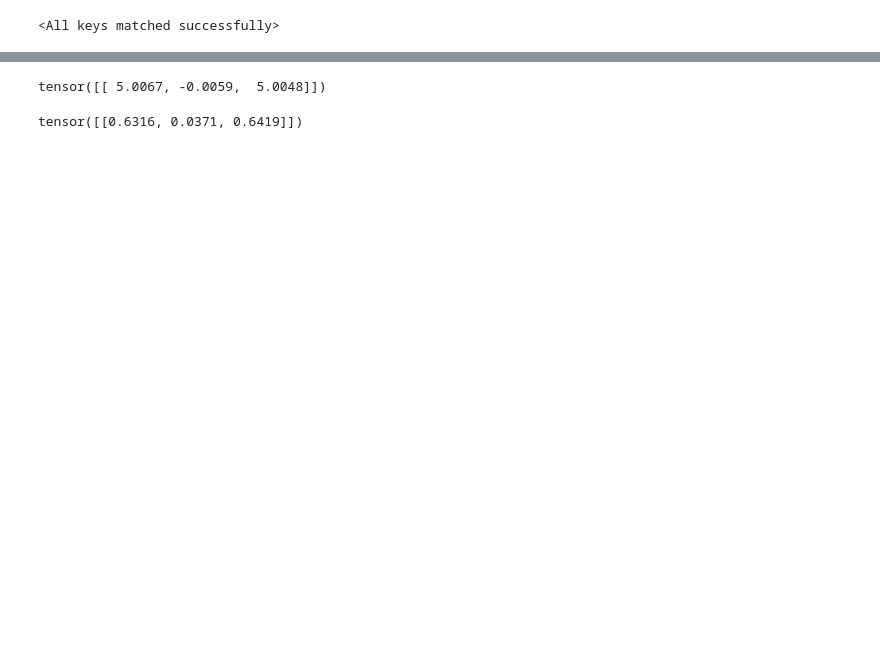
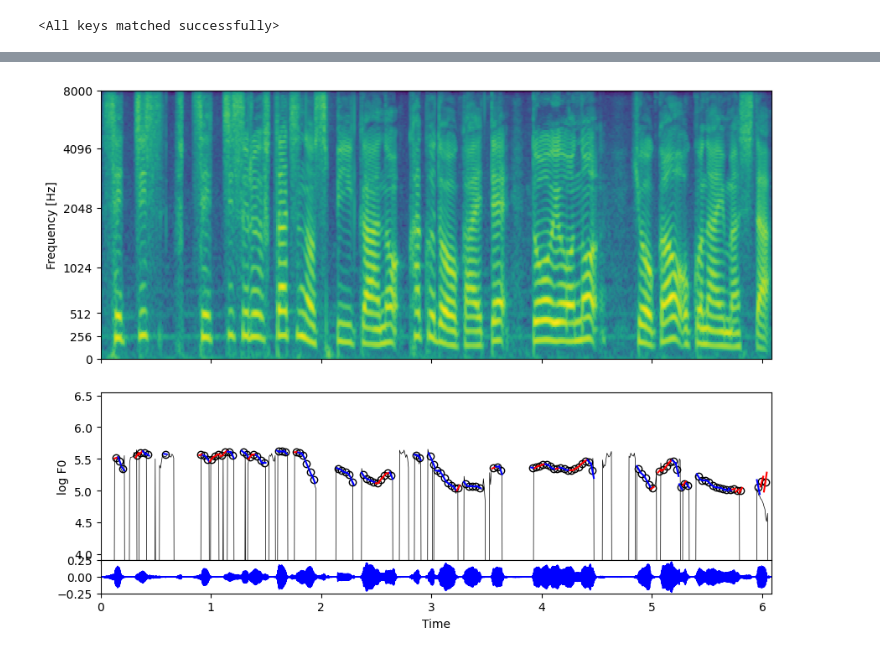
Before and after one commit to fujie-cit/f0estimator, a Jupyter notebook: test_prediction.ipynb, the cells around one changed output, grey strips where cells are left out. Drawn from its saved outputs; the diff is of its cells as text; code cells hidden in the pictures; blank space fills up the shorter version.

```diff
--- a/test_prediction.ipynb
+++ b/test_prediction.ipynb
@@ -20,9 +19,9 @@ f0data_stats_filename = "f0data/train_nodup/f0data_stats.txt"
 f0data_normalizer = F0DataNormalizer(f0data_stats_filename)
 # %%
 # model_file_name = "exp/exp1/model_42500_.pth"
-model_file_name = "exp/exp2/model_test.pth"
+model_file_name = "exp/exp_tmp/model_test.pth"
 
-model = F0EstimationModel()
+model = F0EstimationModelCBS()
 model.load_state_dict(torch.load(model_file_name, map_location=torch.device('cpu')))
 # %% [output]
 <All keys matched successfully>
@@ -131,6 +115,10 @@ def show_mel_spectrogram(mel, ax, cmap="viridis", sr=16000, hop_length=160, fmin
         ax.set_xlabel("Time [sec]")
     else:
         ax.set_xticks([])
+# %%
+def show_mel_spectrogram_with_sound(sound, mel, ax_sound, ax_mel, cmap="viridis", sr=16000, hop_length=160, fmin=0, fmax=8000, htk=False, show_mel_xaxis=False):
+    show_mel_spectrogram(mel, ax_mel, cmap=cmap, sr=sr, hop_length=hop_length, fmin=fmin, fmax=fmax, htk=htk, show_xaxis=show_mel_xaxis)
+    librosa.display.waveshow(sound, sr=sr, ax=ax_sound, color="blue", x_axis="time")
 # %%
 def plot_processed_f0(f0, processed_f0, ax, fs=16000, hop_length=128, num_sub=4):
     pr = hop_length / fs # フレーム間隔
@@ -202,8 +173,13 @@ plot_processed_f0(f0[0].detach().numpy(),
-# %%
-f0data_normalizer.f0data_mean
-# %% [output]
-tensor([[ 5.0067, -0.0059,  5.0048]])
-# %%
-f0data_normalizer.f0data_std
-# %% [output]
-tensor([[0.6316, 0.0371, 0.6419]])
+# %%
+_, ax = plt.subplots(3, 1, figsize=(10, 8), sharex=True)
+show_mel_spectrogram_with_sound(wav, inputs[0].numpy().T, ax[2], ax[0],
+                                sr=16000, hop_length=128, fmin=0, fmax=8000, htk=False)
+plot_processed_f0(f0[0, :, 0], f0data[0].detach().numpy(), ax[1])
+# ax[0].set_xlim([2, 5])
+ax[0].set_position([0.1, 0.45, 0.8, 0.4])
+ax[1].set_position([0.1, 0.15, 0.8, 0.25])
+ax[2].set_position([0.1, 0.1,  0.8, 0.05])
+
+# ax[0].set_xlim([3.0, 5.0])
+# %% [output]
+[figure, added]
```
Also changed, not shown: parts of 8 cells of this notebook, 12 other files.
